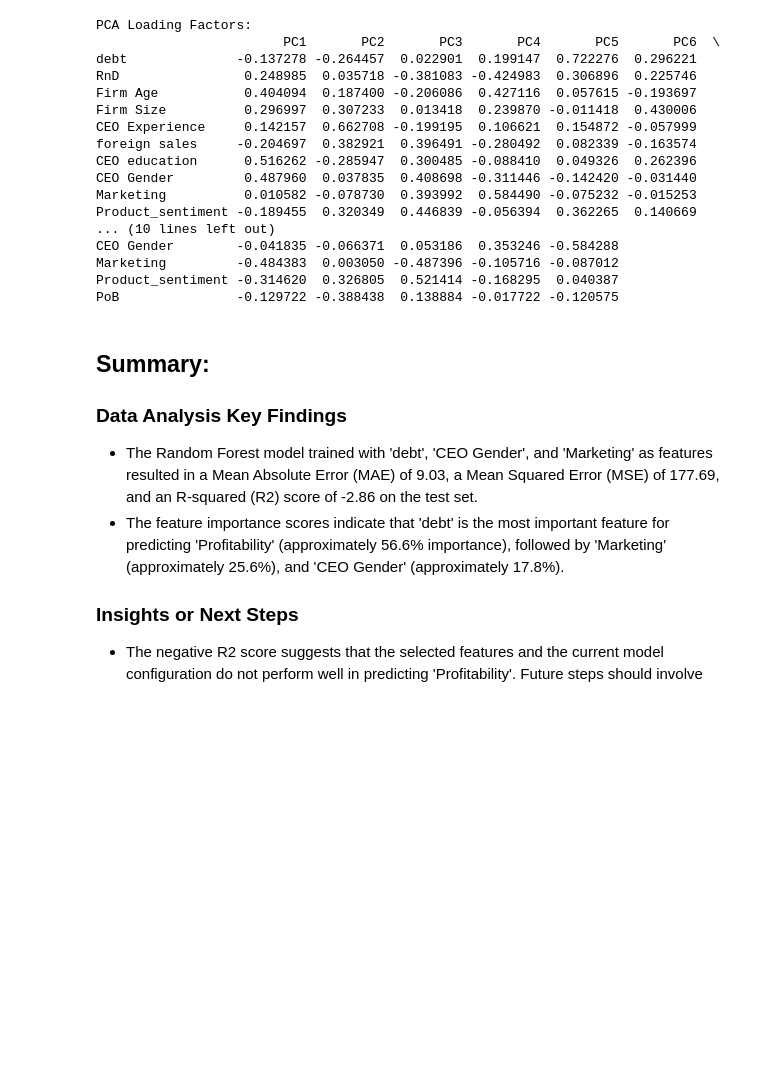
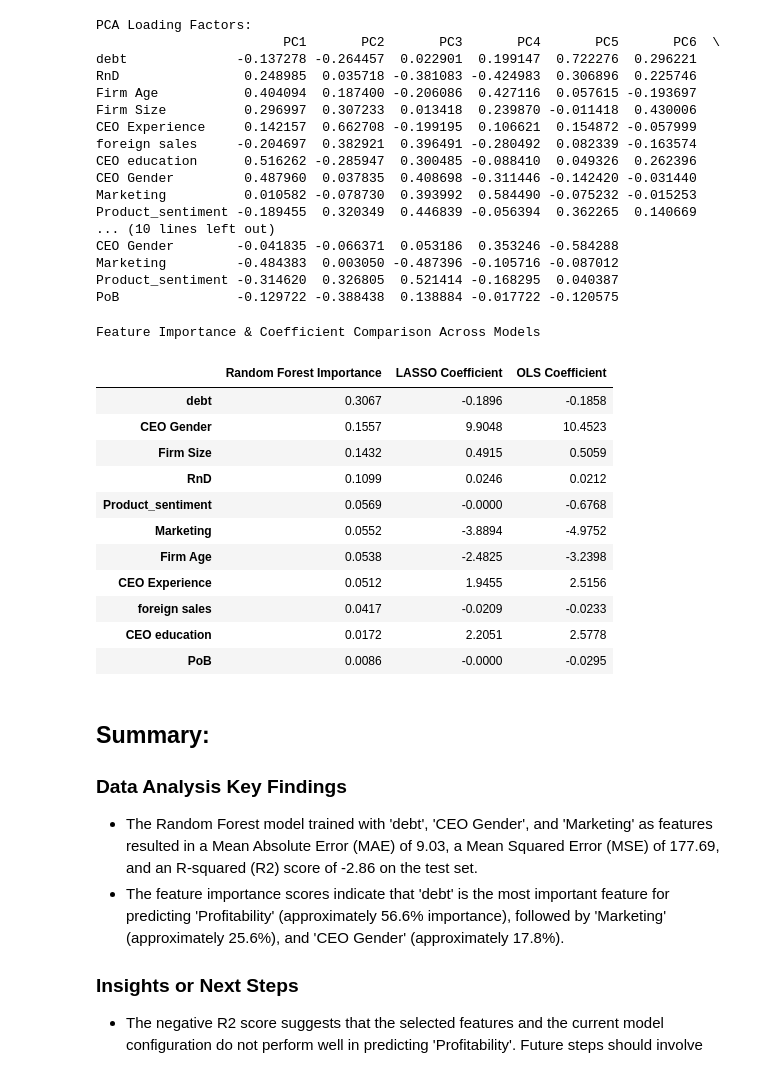
Before and after one commit to ashleyak7/MSCI-151-week-1-workshops, a Jupyter notebook: CW4_AAK.ipynb, the cells around one changed output. Drawn from its saved outputs; the diff is of its cells as text; code cells hidden in the pictures; blank space fills up the shorter version.

```diff
--- a/CW4_AAK.ipynb
+++ b/CW4_AAK.ipynb
@@ -532,6 +532,71 @@ CEO Gender        -0.041835 -0.066371  0.053186  0.353246 -0.584288
 Marketing         -0.484383  0.003050 -0.487396 -0.105716 -0.087012
 Product_sentiment -0.314620  0.326805  0.521414 -0.168295  0.040387
 PoB               -0.129722 -0.388438  0.138884 -0.017722 -0.120575
+# %%
+
+import pandas as pd
+import statsmodels.api as sm
+from sklearn.linear_model import Lasso
+from sklearn.ensemble import RandomForestRegressor
+from sklearn.model_selection import train_test_split
+
+
+excel_file_path = '/content/sample_data/MSCI151 coursework 4  Data.new.xlsx'
+df_new = pd.read_excel(excel_file_path)
+
+feature_cols_all = [
+    'debt', 'RnD', 'Firm Age', 'Firm Size', 'CEO Experience',
+    'foreign sales', 'CEO education', 'CEO Gender',
+    'Marketing', 'Product_sentiment', 'PoB'
+]
+X_all = df_new[feature_cols_all]
+y_all = df_new['Profitability']
+
+
+X_train_rf, X_test_rf, y_train_rf, y_test_rf = train_test_split(
+    X_all, y_all, test_size=0.2, random_state=42
+)
+
+# Train model
+rf_model = RandomForestRegressor(n_estimators=100, random_state=42)
+rf_model.fit(X_train_rf, y_train_rf)
+
+rf_importances = pd.Series(rf_model.feature_importances_, index=feature_cols_all)
+sorted_rf_importances = rf_importances.sort_values(ascending=False)
+
+lasso = Lasso(alpha=0.1, random_state=42)
+lasso.fit(X_all, y_all)
+lasso_coefficients = pd.Series(lasso.coef_, index=feature_cols_all)
+
+
+X_ols = sm.add_constant(X_all)
+ols_model = sm.OLS(y_all, X_ols).fit(cov_type='HC1')  # robust SE
+ols_coefficients = ols_model.params.drop('const', errors='ignore')
+
+comparison_table = pd.DataFrame({
+    'Random Forest Importance': sorted_rf_importances,
+    'LASSO Coefficient': lasso_coefficients,
+    'OLS Coefficient': ols_coefficients
+}).fillna(0)
+
+comparison_table = comparison_table.sort_values(by='Random Forest Importance', ascending=False)
+
+print("Feature Importance & Coefficient Comparison Across Models")
+display(comparison_table.round(4))
+# %% [output]
+Feature Importance & Coefficient Comparison Across Models
+|  | Random Forest Importance | LASSO Coefficient | OLS Coefficient |
+| debt | 0.3067 | -0.1896 | -0.1858 |
+| CEO Gender | 0.1557 | 9.9048 | 10.4523 |
+| Firm Size | 0.1432 | 0.4915 | 0.5059 |
+| RnD | 0.1099 | 0.0246 | 0.0212 |
+| Product_sentiment | 0.0569 | -0.0000 | -0.6768 |
+| Marketing | 0.0552 | -3.8894 | -4.9752 |
+| Firm Age | 0.0538 | -2.4825 | -3.2398 |
+| CEO Experience | 0.0512 | 1.9455 | 2.5156 |
+| foreign sales | 0.0417 | -0.0209 | -0.0233 |
+| CEO education | 0.0172 | 2.2051 | 2.5778 |
+| PoB | 0.0086 | -0.0000 | -0.0295 |
 # %% [markdown]
 ## Summary:
 
```
Also changed, not shown: parts of 5 cells of this notebook.
